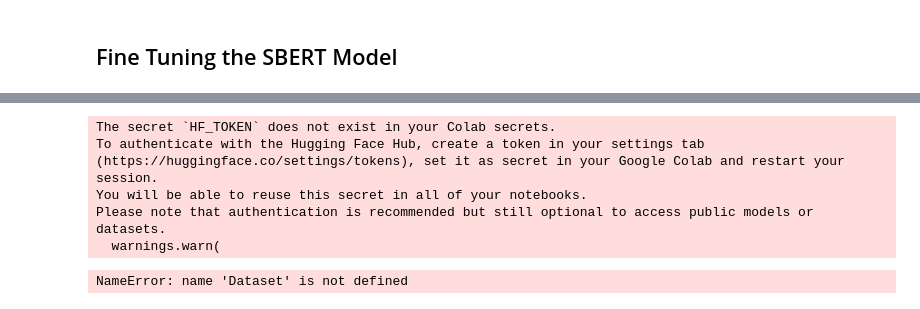
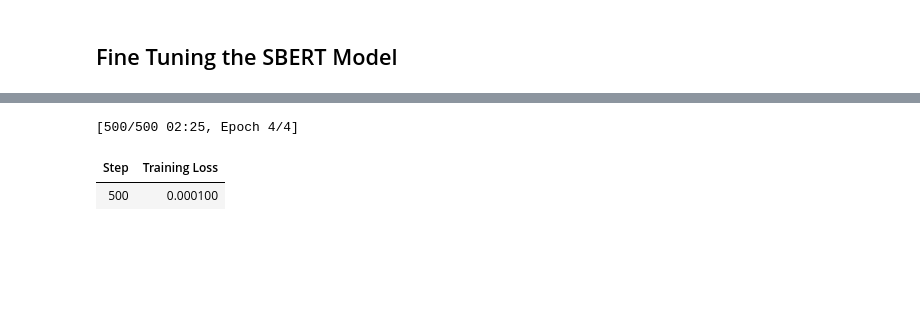
Before and after one commit to Dharshan4038/Invoice_Purchase_Order_Match, a Jupyter notebook: Invoice_PO_Match.ipynb, the cells around one changed output, grey strips where cells are left out. Saved outputs shown, nothing was run; the diff lists cells and outputs as text; code cells hidden in the pictures; blank space fills up the shorter version.

Commit message:
Model Fine Tuned Successfully

```diff
--- a/Invoice_PO_Match.ipynb
+++ b/Invoice_PO_Match.ipynb
@@ -163,9 +134,3 @@ df_train_examples.head(10)  # Print the first few rows
 # %%
 # Load pre-trained Sentence-BERT model
-model = SentenceTransformer('distilbert-base-nli-stsb-mean-tokens')
+model = SentenceTransformer('all-mpnet-base-v2')
-# %% [output]
-The secret `HF_TOKEN` does not exist in your Colab secrets.
-To authenticate with the Hugging Face Hub, create a token in your settings tab (https://huggingface.co/settings/tokens), set it as secret in your Google Colab and restart your session.
-You will be able to reuse this secret in all of your notebooks.
-Please note that authentication is recommended but still optional to access public models or datasets.
-  warnings.warn(
@@ -174,0 +137,12 @@ train_dataloader = DataLoader(train_examples, shuffle=True, batch_size=16)
+# %%
+# Assume `train_df` is your DataFrame with columns: 'Text1', 'Text2', and 'Label'
+train_examples = []
+
+for idx, row in train_df.iterrows():
+    train_examples.append(InputExample(
+        texts=[row['Text1'], row['Text2']],
+        label=row['Label']
+    ))
+
+# Create a DataLoader from your training examples
+train_dataloader = DataLoader(train_examples, shuffle=True, batch_size=16)
@@ -175,3 +151,4 @@ train_dataloader = DataLoader(train_examples, shuffle=True, batch_size=16)
 # %%
-# Define the loss function for fine-tuning
+model = SentenceTransformer('all-mpnet-base-v2')
+# Define the loss function
 train_loss = losses.CosineSimilarityLoss(model)
@@ -182,10 +155,16 @@ warmup_steps = int(len(train_dataloader) * num_epochs * 0.1)
-# %%
-# Fine-tune the model
-model.fit(
-    train_objectives=[(train_dataloader, train_loss)],
-    epochs=num_epochs,
-    warmup_steps=warmup_steps,
-    output_path='fine_tuned_invoice_purchase_sbert_model'  # Save model after training
-)
-# %% [output]
-NameError: name 'Dataset' is not defined
+# %%
+# Define the number of epochs and warmup steps (if needed)
+num_epochs = 4
+warmup_steps = int(len(train_dataloader) * num_epochs * 0.1)  # 10% of training steps as warm-up
+
+# Fine-tune the model
+model.fit(
+    train_objectives=[(train_dataloader, train_loss)],
+    epochs=num_epochs,
+    warmup_steps=warmup_steps,
+    output_path='/content/drive/MyDrive/Invoice_PO_Match/output/fine_tuned_model'  # Path where the fine-tuned model will be saved
+)
+# %% [output]
+[500/500 02:25, Epoch 4/4]
+| Step | Training Loss |
+| 500 | 0.000100 |
```
Also changed, not shown: parts of 13 cells of this notebook.
